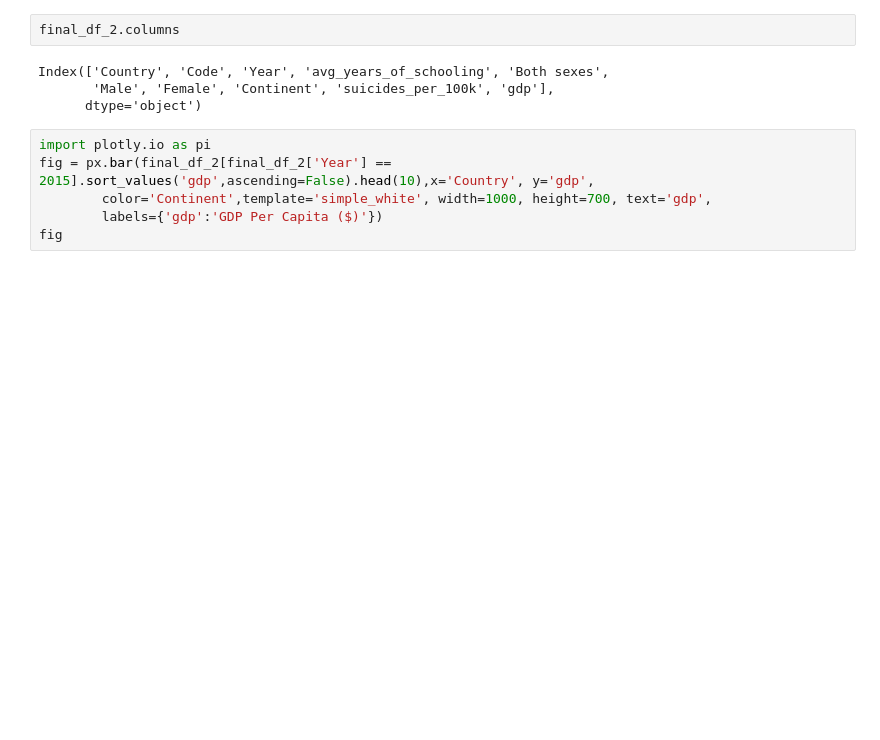
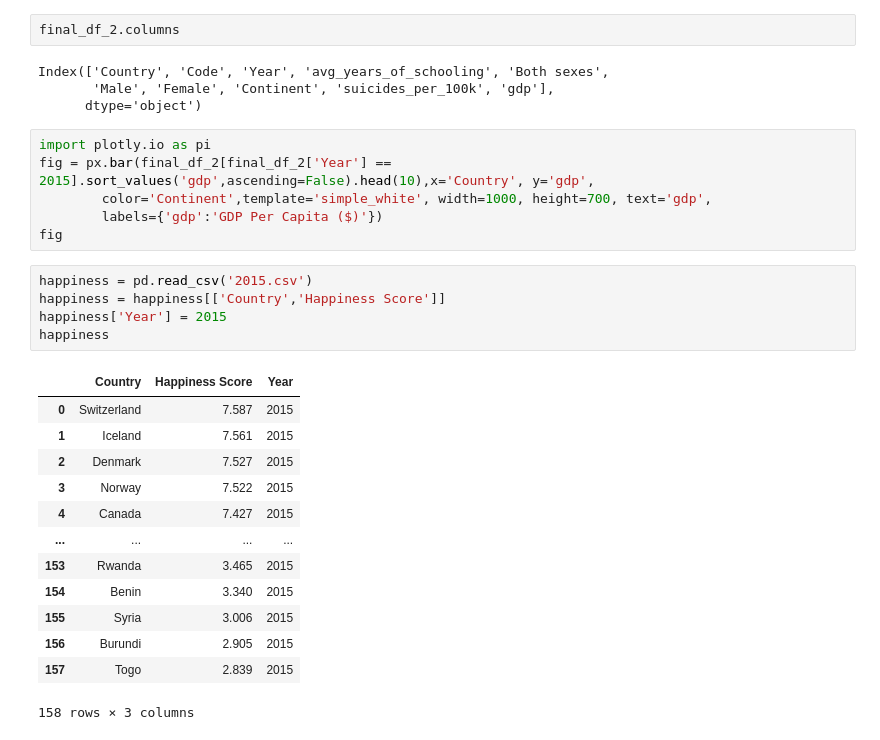
Before and after one commit to oludovisi/DSF_Final, a Jupyter notebook: DSF_Final_Project.ipynb, the cells around one changed output. Drawn from its saved outputs; the diff is of its cells as text; blank space fills up the shorter version.

```diff
--- a/DSF_Final_Project.ipynb
+++ b/DSF_Final_Project.ipynb
@@ -330,3 +330,22 @@ fig = px.bar(final_df_2[final_df_2['Year'] == 2015].sort_values('gdp',ascending=
         color='Continent',template='simple_white', width=1000, height=700, text='gdp',
         labels={'gdp':'GDP Per Capita ($)'})
 fig
+# %%
+happiness = pd.read_csv('2015.csv')
+happiness = happiness[['Country','Happiness Score']]
+happiness['Year'] = 2015
+happiness
+# %% [output]
+|  | Country | Happiness Score | Year |
+| 0 | Switzerland | 7.587 | 2015 |
+| 1 | Iceland | 7.561 | 2015 |
+| 2 | Denmark | 7.527 | 2015 |
+| 3 | Norway | 7.522 | 2015 |
+| 4 | Canada | 7.427 | 2015 |
+| ... | ... | ... | ... |
+| 153 | Rwanda | 3.465 | 2015 |
+| 154 | Benin | 3.340 | 2015 |
+| 155 | Syria | 3.006 | 2015 |
+| 156 | Burundi | 2.905 | 2015 |
+| 157 | Togo | 2.839 | 2015 |
+158 rows × 3 columns
```
Also changed, not shown: parts of 4 cells of this notebook, 1 other file.
